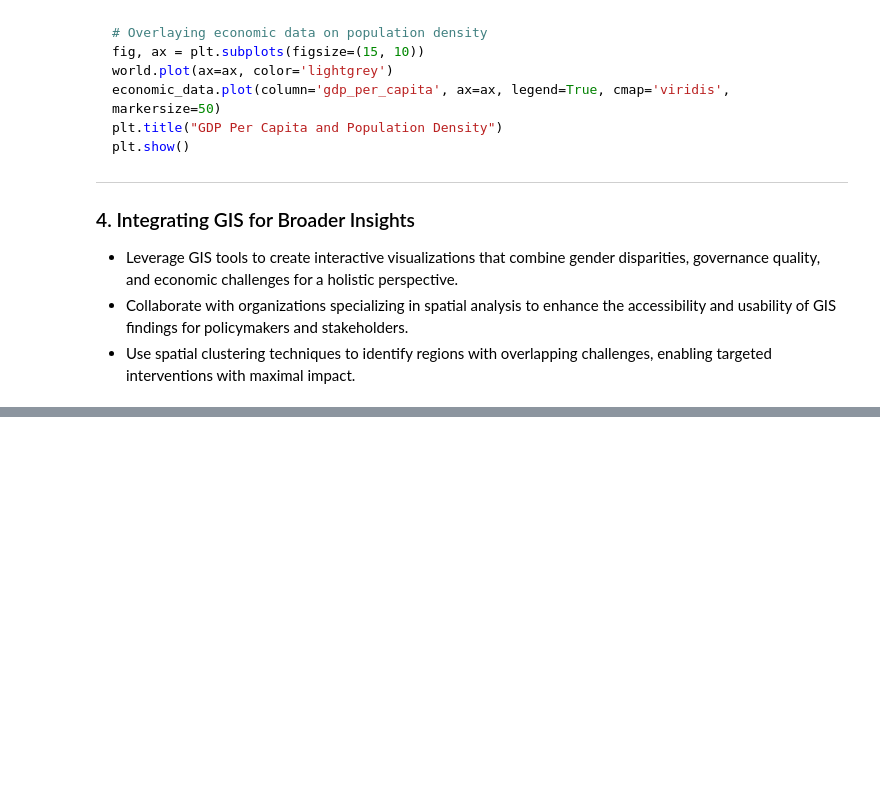
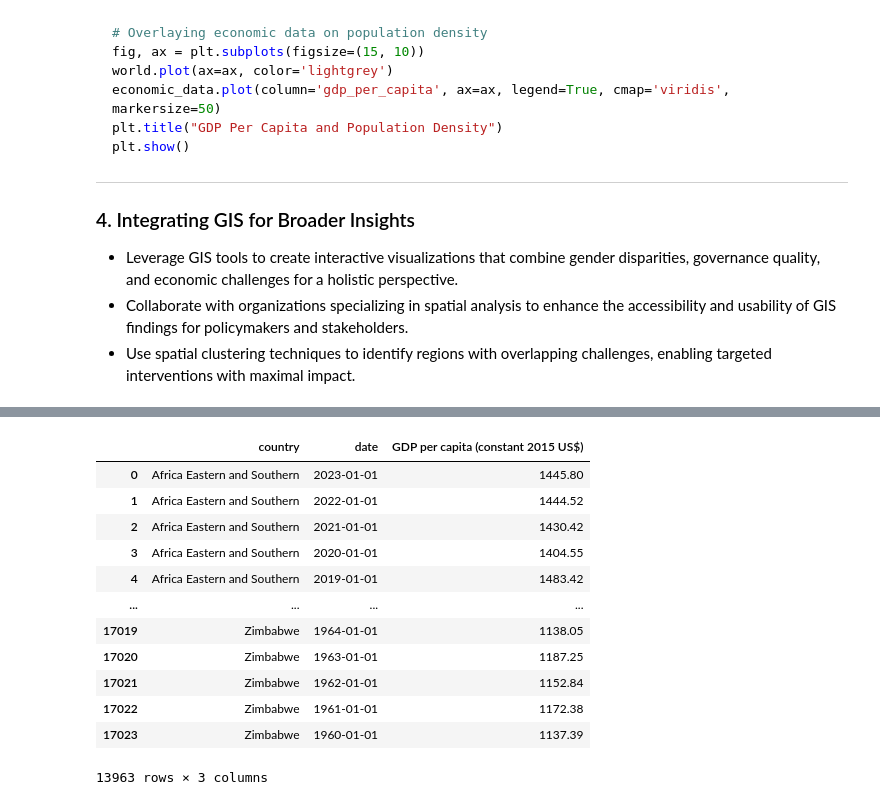
Before and after one commit to groenewt/Economics-Exploration, a Jupyter notebook: World Bank/General/Introduction.ipynb, the cells around one changed output, grey strips where cells are left out. Cells and saved outputs as stored; diff of their text form; code cells hidden in the pictures; blank space fills up the shorter version.

```diff
--- a/World Bank/General/Introduction.ipynb
+++ b/World Bank/General/Introduction.ipynb
@@ -1564,0 +1678,16 @@ plt.show()
+# %%
+data_df
+# %% [output]
+|  | country | date | GDP per capita (constant 2015 US$) |
+| 0 | Africa Eastern and Southern | 2023-01-01 | 1445.80 |
+| 1 | Africa Eastern and Southern | 2022-01-01 | 1444.52 |
+| 2 | Africa Eastern and Southern | 2021-01-01 | 1430.42 |
+| 3 | Africa Eastern and Southern | 2020-01-01 | 1404.55 |
+| 4 | Africa Eastern and Southern | 2019-01-01 | 1483.42 |
+| ... | ... | ... | ... |
+| 17019 | Zimbabwe | 1964-01-01 | 1138.05 |
+| 17020 | Zimbabwe | 1963-01-01 | 1187.25 |
+| 17021 | Zimbabwe | 1962-01-01 | 1152.84 |
+| 17022 | Zimbabwe | 1961-01-01 | 1172.38 |
+| 17023 | Zimbabwe | 1960-01-01 | 1137.39 |
+13963 rows × 3 columns
```
Also changed, not shown: parts of 3 cells of this notebook, 19 other files.
